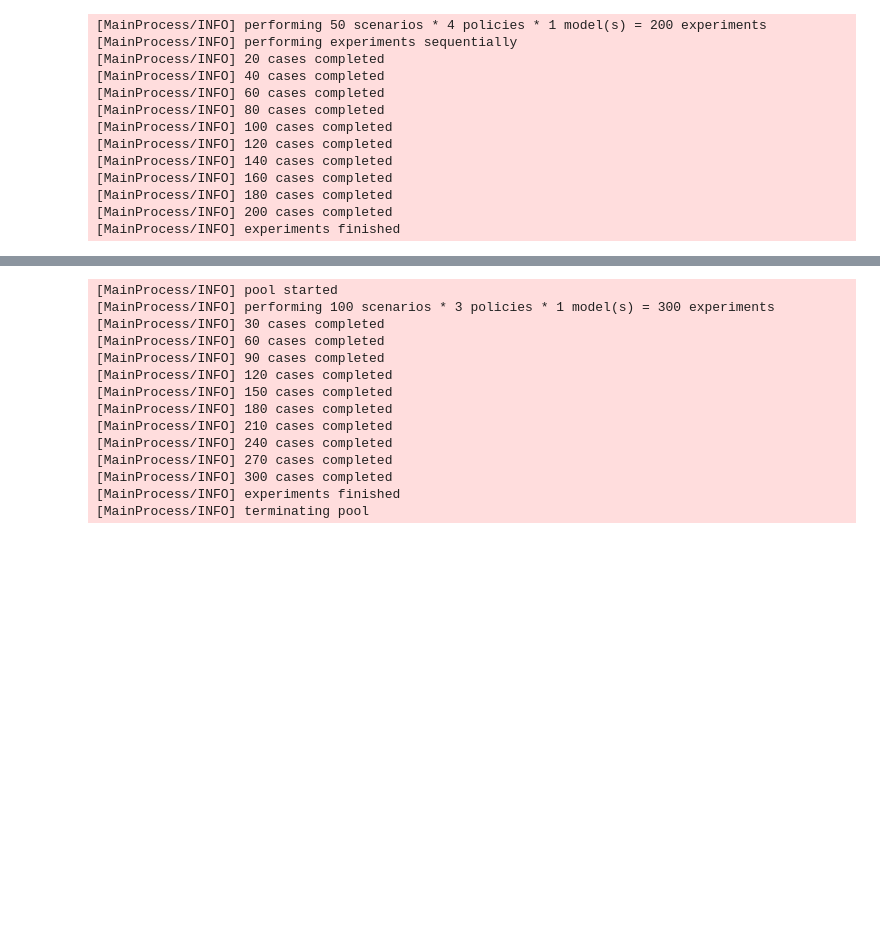
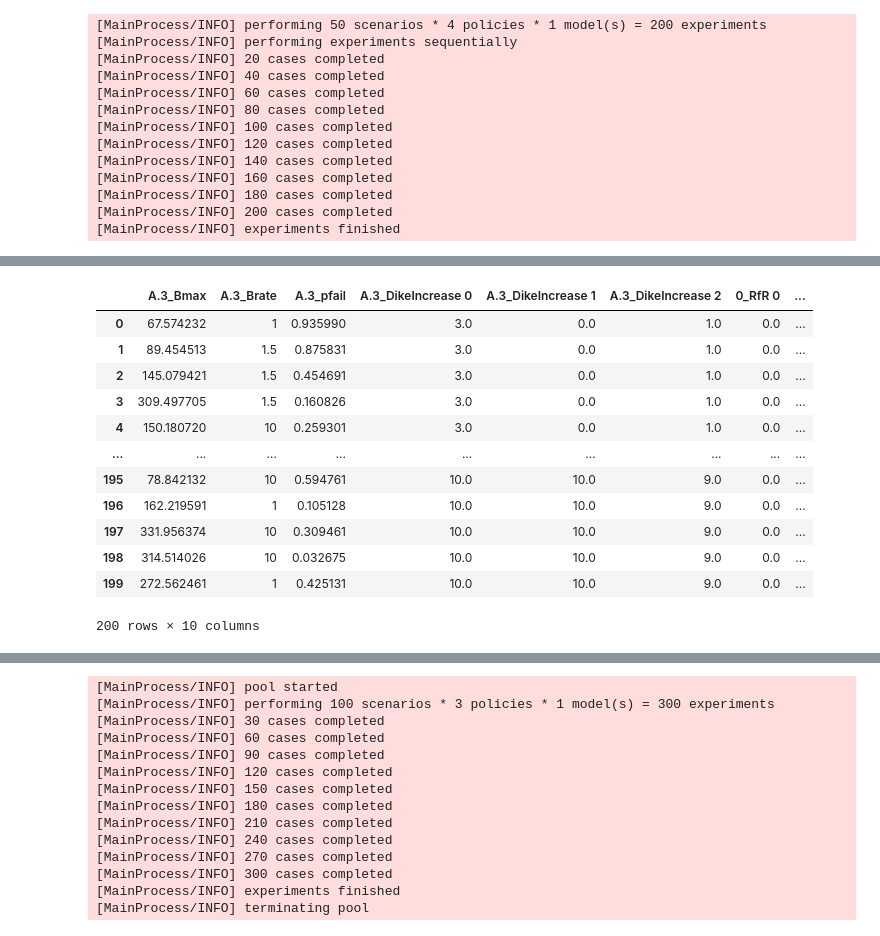
Before and after one commit to tamarvooijs/MBDM, a Jupyter notebook: final assignment/Problem Formulations.ipynb, the cells around one changed output, grey strips where cells are left out. Saved outputs shown, nothing was run; the diff lists cells and outputs as text; code cells hidden in the pictures; blank space fills up the shorter version.

```diff
--- a/final assignment/Problem Formulations.ipynb
+++ b/final assignment/Problem Formulations.ipynb
@@ -134,3 +159,19 @@ with SequentialEvaluator(dike_model) as evaluator:
+# %%
+experiments[['A.3_Bmax', 'A.3_Brate','A.3_pfail', 'A.3_DikeIncrease 0', 'A.3_DikeIncrease 1', 'A.3_DikeIncrease 2', '0_RfR 0', '0_RfR 1', '0_RfR 2', '1_RfR 0']]
+# %% [output]
+|  | A.3_Bmax | A.3_Brate | A.3_pfail | A.3_DikeIncrease 0 | A.3_DikeIncrease 1 | A.3_DikeIncrease 2 | 0_RfR 0 | ... |
+| 0 | 67.574232 | 1 | 0.935990 | 3.0 | 0.0 | 1.0 | 0.0 | ... |
+| 1 | 89.454513 | 1.5 | 0.875831 | 3.0 | 0.0 | 1.0 | 0.0 | ... |
+| 2 | 145.079421 | 1.5 | 0.454691 | 3.0 | 0.0 | 1.0 | 0.0 | ... |
+| 3 | 309.497705 | 1.5 | 0.160826 | 3.0 | 0.0 | 1.0 | 0.0 | ... |
+| 4 | 150.180720 | 10 | 0.259301 | 3.0 | 0.0 | 1.0 | 0.0 | ... |
+| ... | ... | ... | ... | ... | ... | ... | ... | ... |
+| 195 | 78.842132 | 10 | 0.594761 | 10.0 | 10.0 | 9.0 | 0.0 | ... |
+| 196 | 162.219591 | 1 | 0.105128 | 10.0 | 10.0 | 9.0 | 0.0 | ... |
+| 197 | 331.956374 | 10 | 0.309461 | 10.0 | 10.0 | 9.0 | 0.0 | ... |
+| 198 | 314.514026 | 10 | 0.032675 | 10.0 | 10.0 | 9.0 | 0.0 | ... |
+| 199 | 272.562461 | 1 | 0.425131 | 10.0 | 10.0 | 9.0 | 0.0 | ... |
+200 rows × 10 columns
 # %%
 #observing the simulation runs
 experiments, outcomes = results
```
Also changed, not shown: parts of 6 cells of this notebook, 3 other files.
